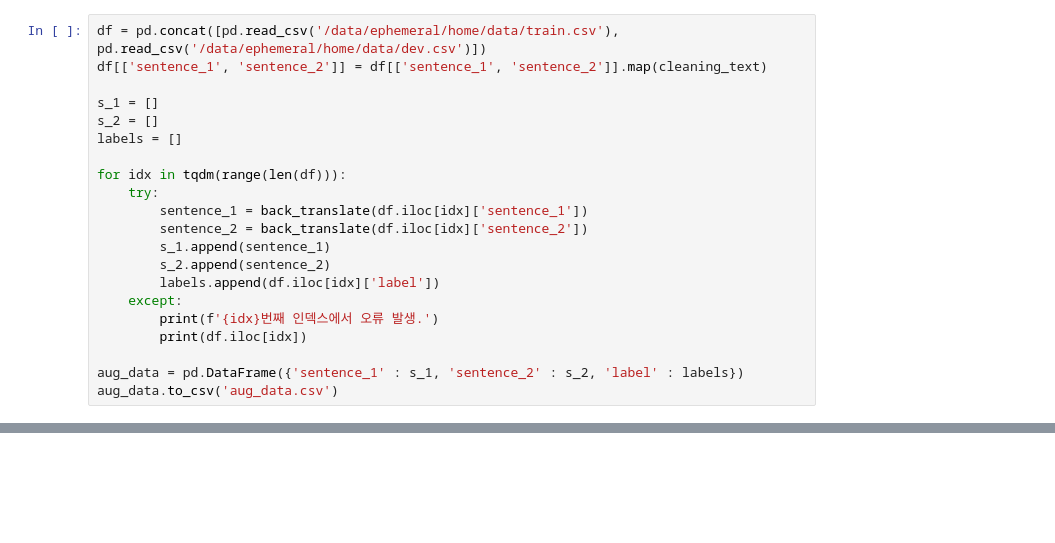
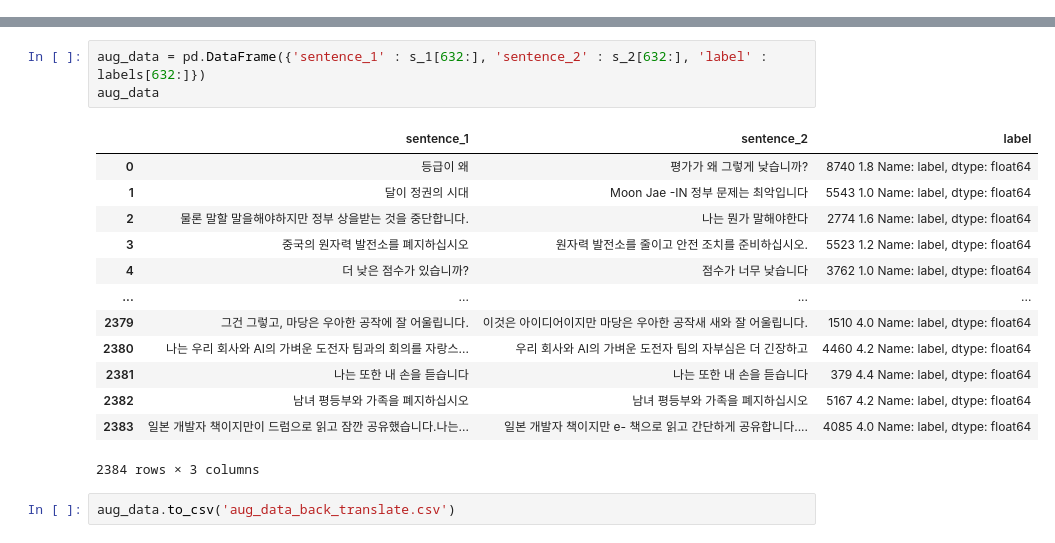
Before and after one commit to boostcampaitech7/level1-semantictextsimilarity-nlp-10, a Jupyter notebook: make_aug_data.ipynb, the cells around one changed output, grey strips where cells are left out. Drawn from its saved outputs; the diff is of its cells as text; blank space fills up the shorter version.

```diff
--- a/make_aug_data.ipynb
+++ b/make_aug_data.ipynb
@@ -21,21 +30,0 @@ def back_translate(text, src_lang='ko', intermediate_lang='en'):
-# %%
-df = pd.concat([pd.read_csv('/data/ephemeral/home/data/train.csv'), pd.read_csv('/data/ephemeral/home/data/dev.csv')])
-df[['sentence_1', 'sentence_2']] = df[['sentence_1', 'sentence_2']].map(cleaning_text)
-
-s_1 = []
-s_2 = []
-labels = []
-
-for idx in tqdm(range(len(df))):
-    try:
-        sentence_1 = back_translate(df.iloc[idx]['sentence_1'])
-        sentence_2 = back_translate(df.iloc[idx]['sentence_2'])
-        s_1.append(sentence_1)
-        s_2.append(sentence_2)
-        labels.append(df.iloc[idx]['label'])
-    except:
-        print(f'{idx}번째 인덱스에서 오류 발생.')
-        print(df.iloc[idx])
-
-aug_data = pd.DataFrame({'sentence_1' : s_1, 'sentence_2' : s_2, 'label' : labels})
-aug_data.to_csv('aug_data.csv')
@@ -73,0 +124,19 @@ Name: sentence_2, dtype: object
+# %%
+aug_data = pd.DataFrame({'sentence_1' : s_1[632:], 'sentence_2' : s_2[632:], 'label' : labels[632:]})
+aug_data
+# %% [output]
+|  | sentence_1 | sentence_2 | label |
+| 0 | 등급이 왜 | 평가가 왜 그렇게 낮습니까? | 8740 1.8 Name: label, dtype: float64 |
+| 1 | 달이 정권의 시대 | Moon Jae -IN 정부 문제는 최악입니다 | 5543 1.0 Name: label, dtype: float64 |
+| 2 | 물론 말할 말을해야하지만 정부 상을받는 것을 중단합니다. | 나는 뭔가 말해야한다 | 2774 1.6 Name: label, dtype: float64 |
+| 3 | 중국의 원자력 발전소를 폐지하십시오 | 원자력 발전소를 줄이고 안전 조치를 준비하십시오. | 5523 1.2 Name: label, dtype: float64 |
+| 4 | 더 낮은 점수가 있습니까? | 점수가 너무 낮습니다 | 3762 1.0 Name: label, dtype: float64 |
+| ... | ... | ... | ... |
+| 2379 | 그건 그렇고, 마당은 우아한 공작에 잘 어울립니다. | 이것은 아이디어이지만 마당은 우아한 공작새 새와 잘 어울립니다. | 1510 4.0 Name: label, dtype: float64 |
+| 2380 | 나는 우리 회사와 AI의 가벼운 도전자 팀과의 회의를 자랑스... | 우리 회사와 AI의 가벼운 도전자 팀의 자부심은 더 긴장하고 | 4460 4.2 Name: label, dtype: float64 |
+| 2381 | 나는 또한 내 손을 듣습니다 | 나는 또한 내 손을 듣습니다 | 379 4.4 Name: label, dtype: float64 |
+| 2382 | 남녀 평등부와 가족을 폐지하십시오 | 남녀 평등부와 가족을 폐지하십시오 | 5167 4.2 Name: label, dtype: float64 |
+| 2383 | 일본 개발자 책이지만이 드럼으로 읽고 잠깐 공유했습니다.나는... | 일본 개발자 책이지만 e- 책으로 읽고 간단하게 공유합니다.... | 4085 4.0 Name: label, dtype: float64 |
+2384 rows × 3 columns
+# %%
+aug_data.to_csv('aug_data_back_translate.csv')
```
Also changed, not shown: parts of 5 cells of this notebook, 3 other files.
